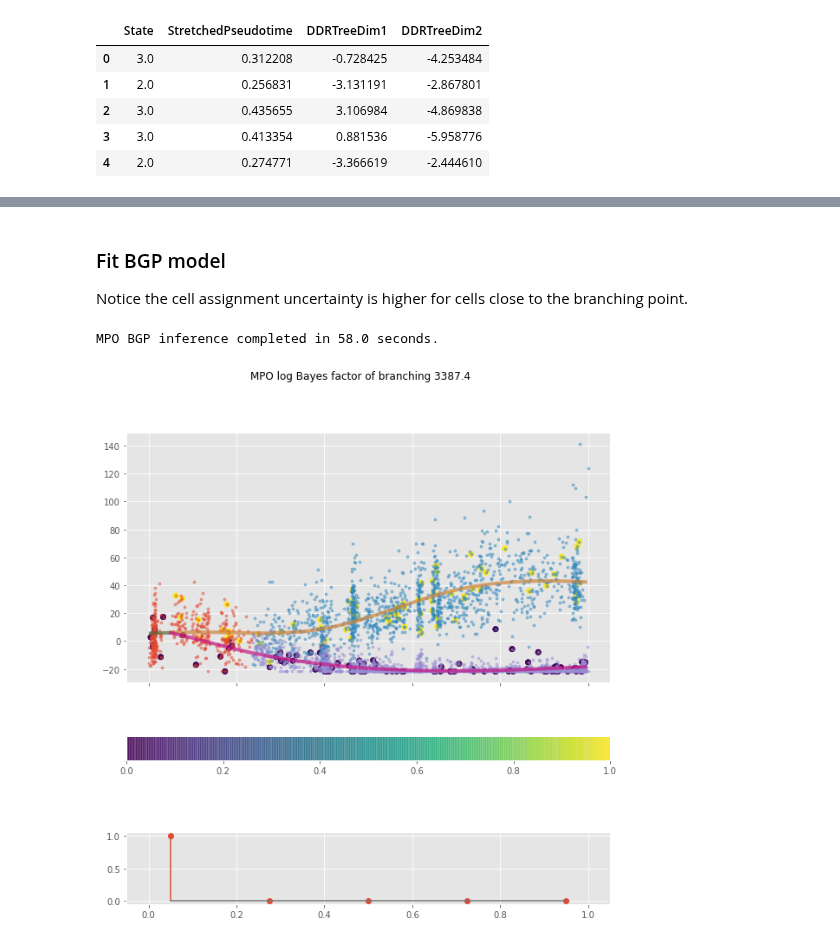
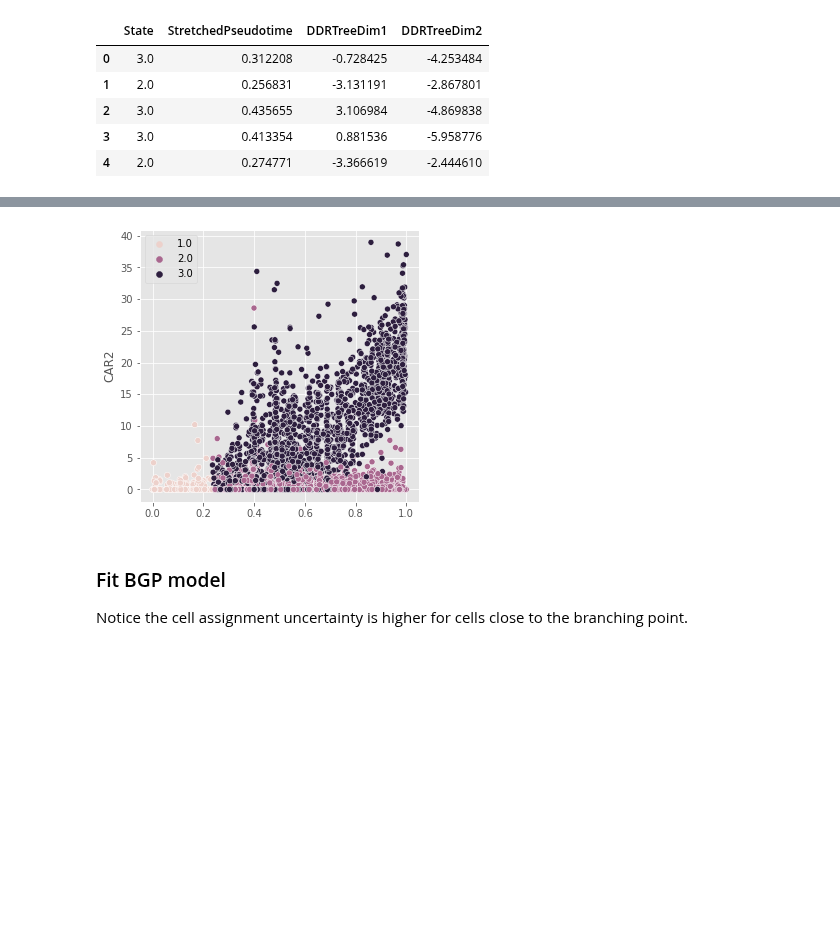
Before and after one commit to ManchesterBioinference/BranchedGP, a Jupyter notebook: notebooks/Hematopoiesis.ipynb, the cells around one changed output, grey strips where cells are left out. Saved outputs shown, nothing was run; the diff lists cells and outputs as text; code cells hidden in the pictures; blank space fills up the shorter version.

```diff
--- a/notebooks/Hematopoiesis.ipynb
+++ b/notebooks/Hematopoiesis.ipynb
@@ -68,26 +80,41 @@ def PlotGene(label, X, Y, s=3, alpha=1.0, ax=None):
+# %%
+import matplotlib
+
+OneDArray = np.ndarray  # Just a little helper alias to signal intended use
+
+
+def plot_gene_on_axes(
+        states: OneDArray,
+        pseudotime: OneDArray,
+        gene_values: OneDArray,
+        axes: matplotlib.axes.Axes,
+) -> matplotlib.axes.Axes:
+    sns.scatterplot(
+        x=pseudotime,
+        y=gene_values,
+        hue=states,
+        ax=axes,
+    )
+    return axes
+
+
+# Quick test
+def plot_gene(
+        data: pd.DataFrame,
+        gene: str,
+) -> None:
+    figure, axes = plt.subplots(1, 1, figsize=(5, 5))
+    plot_gene_on_axes(
+        states=data["State"].values,
+        pseudotime=data["StretchedPseudotime"].values,
+        gene_values=data[gene],
+        axes=axes,
+    )
+
+
+plot_gene(data=all_data, gene="CAR2")
+# %% [output]
+[figure, added]
 # %% [markdown]
 ### Fit BGP model
 Notice the cell assignment uncertainty is higher for cells close to the branching point.
-# %%
-def FitGene(g, ns=20): # for quick results subsample data
-    t = time.time()
-    Bsearch = list(np.linspace(0.05, 0.95, 5)) + [1.1]  # set of candidate branching points
-    GPy = (Y[g].iloc[::ns].values - Y[g].iloc[::ns].values.mean())[:, None]  # remove mean from gene expression data
-    GPt = monocle['StretchedPseudotime'].values[::ns]
-    globalBranching = monocle['State'].values[::ns].astype(int)
-    d = BranchedGP.FitBranchingModel.FitModel(Bsearch, GPt, GPy, globalBranching)
-    print(g, 'BGP inference completed in %.1f seconds.' %  (time.time()-t))
-    # plot BGP
-    fig,ax=BranchedGP.VBHelperFunctions.PlotBGPFit(GPy, GPt, Bsearch, d, figsize=(10,10))
-    # overplot data
-    f, a=PlotGene(monocle['State'].values, monocle['StretchedPseudotime'].values, Y[g].values-Y[g].iloc[::ns].values.mean(),
-                  ax=ax[0], s=10, alpha=0.5)
-    # Calculate Bayes factor of branching vs non-branching
-    bf = BranchedGP.VBHelperFunctions.CalculateBranchingEvidence(d)['logBayesFactor']
-
-    fig.suptitle('%s log Bayes factor of branching %.1f' % (g, bf))
-    return d, fig, ax
-d, fig, ax = FitGene('MPO')
-# %% [output]
-MPO BGP inference completed in 58.0 seconds.
-[figure, removed]
```
Also changed, not shown: parts of 8 cells of this notebook.
